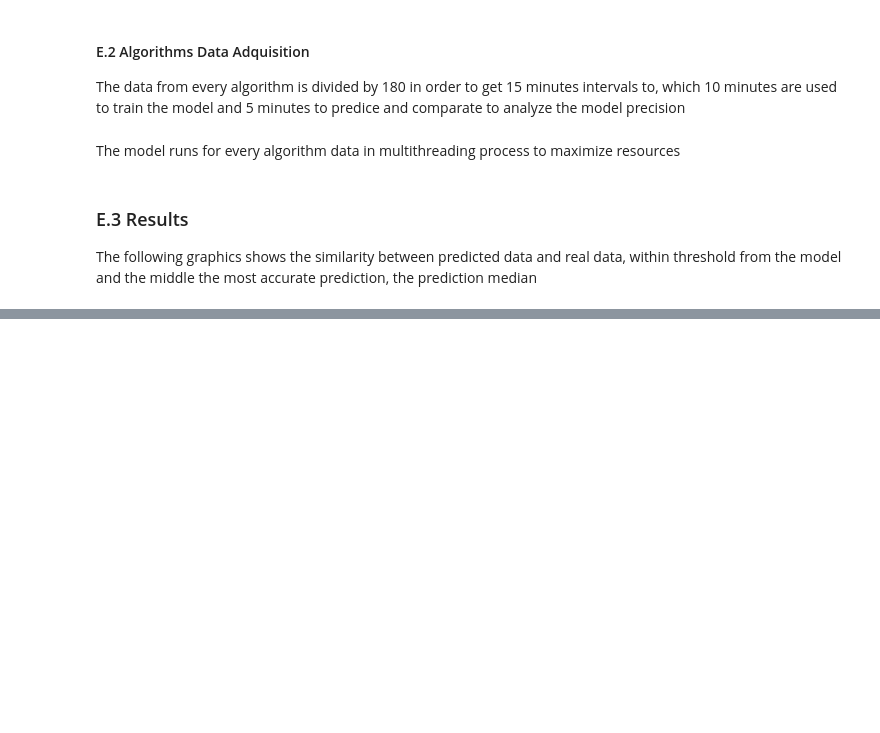
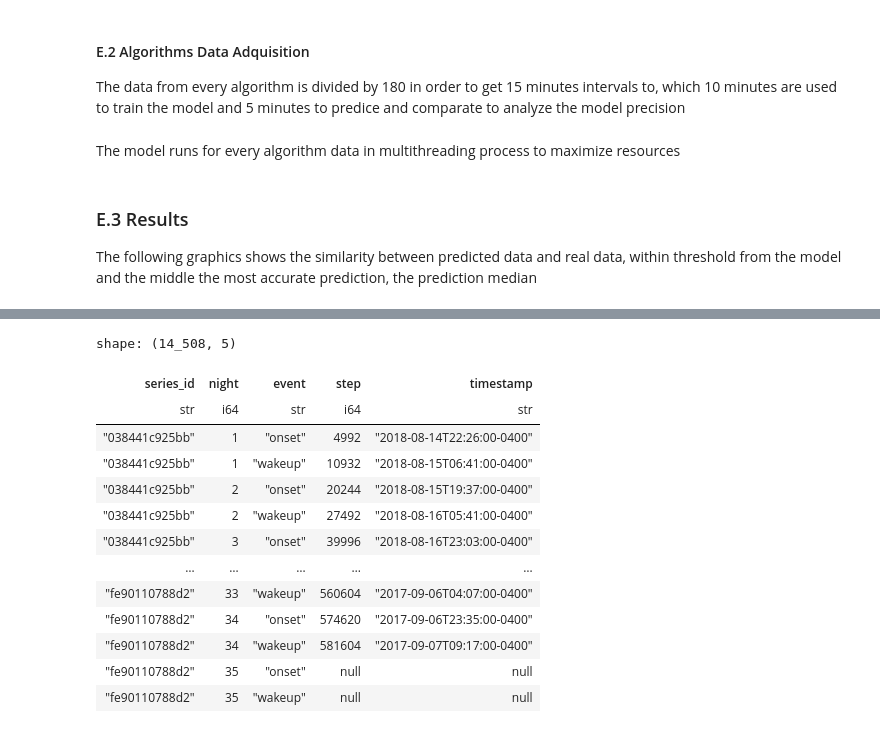
Before and after one commit to JkVely/SleepStatesPrediction, a Jupyter notebook: Final_Course_Project/model/predictSleepStates.ipynb, the cells around one changed output, grey strips where cells are left out. Cells and saved outputs as stored; diff of their text form; code cells hidden in the pictures; blank space fills up the shorter version.

```diff
--- a/Final_Course_Project/model/predictSleepStates.ipynb
+++ b/Final_Course_Project/model/predictSleepStates.ipynb
@@ -588,0 +723,20 @@ for name in ['Sadeh', 'Cole_kripke', 'Opal']:
+# %%
+# Cargar el archivo test_series.parquet
+test_df = pl.read_csv("data/train_events.csv")
+# %%
+test_df
+# %% [output]
+shape: (14_508, 5)
+| series_id | night | event | step | timestamp |
+| str | i64 | str | i64 | str |
+| "038441c925bb" | 1 | "onset" | 4992 | "2018-08-14T22:26:00-0400" |
+| "038441c925bb" | 1 | "wakeup" | 10932 | "2018-08-15T06:41:00-0400" |
+| "038441c925bb" | 2 | "onset" | 20244 | "2018-08-15T19:37:00-0400" |
+| "038441c925bb" | 2 | "wakeup" | 27492 | "2018-08-16T05:41:00-0400" |
+| "038441c925bb" | 3 | "onset" | 39996 | "2018-08-16T23:03:00-0400" |
+| … | … | … | … | … |
+| "fe90110788d2" | 33 | "wakeup" | 560604 | "2017-09-06T04:07:00-0400" |
+| "fe90110788d2" | 34 | "onset" | 574620 | "2017-09-06T23:35:00-0400" |
+| "fe90110788d2" | 34 | "wakeup" | 581604 | "2017-09-07T09:17:00-0400" |
+| "fe90110788d2" | 35 | "onset" | null | null |
+| "fe90110788d2" | 35 | "wakeup" | null | null |
```
Also changed, not shown: parts of 15 cells of this notebook, 1 other file.
